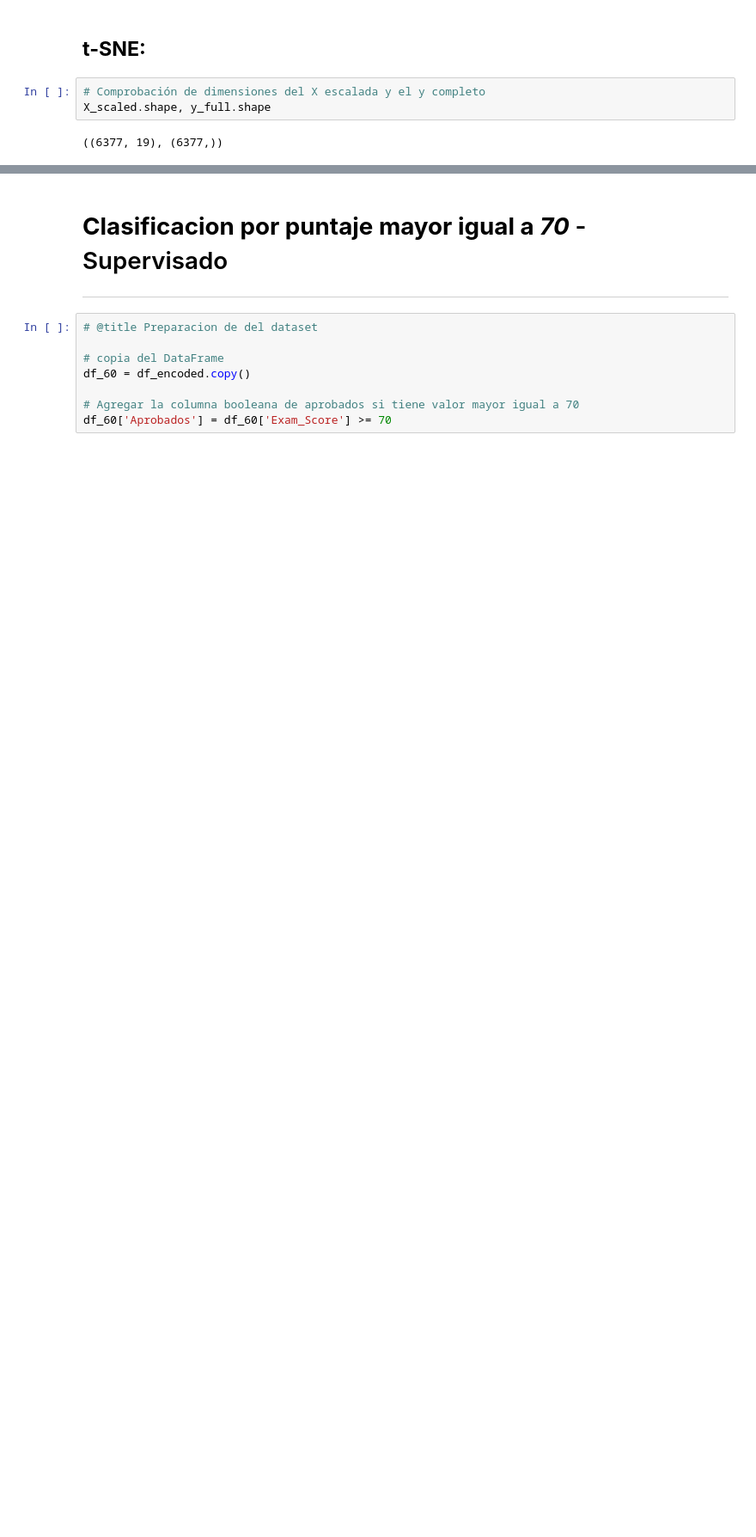
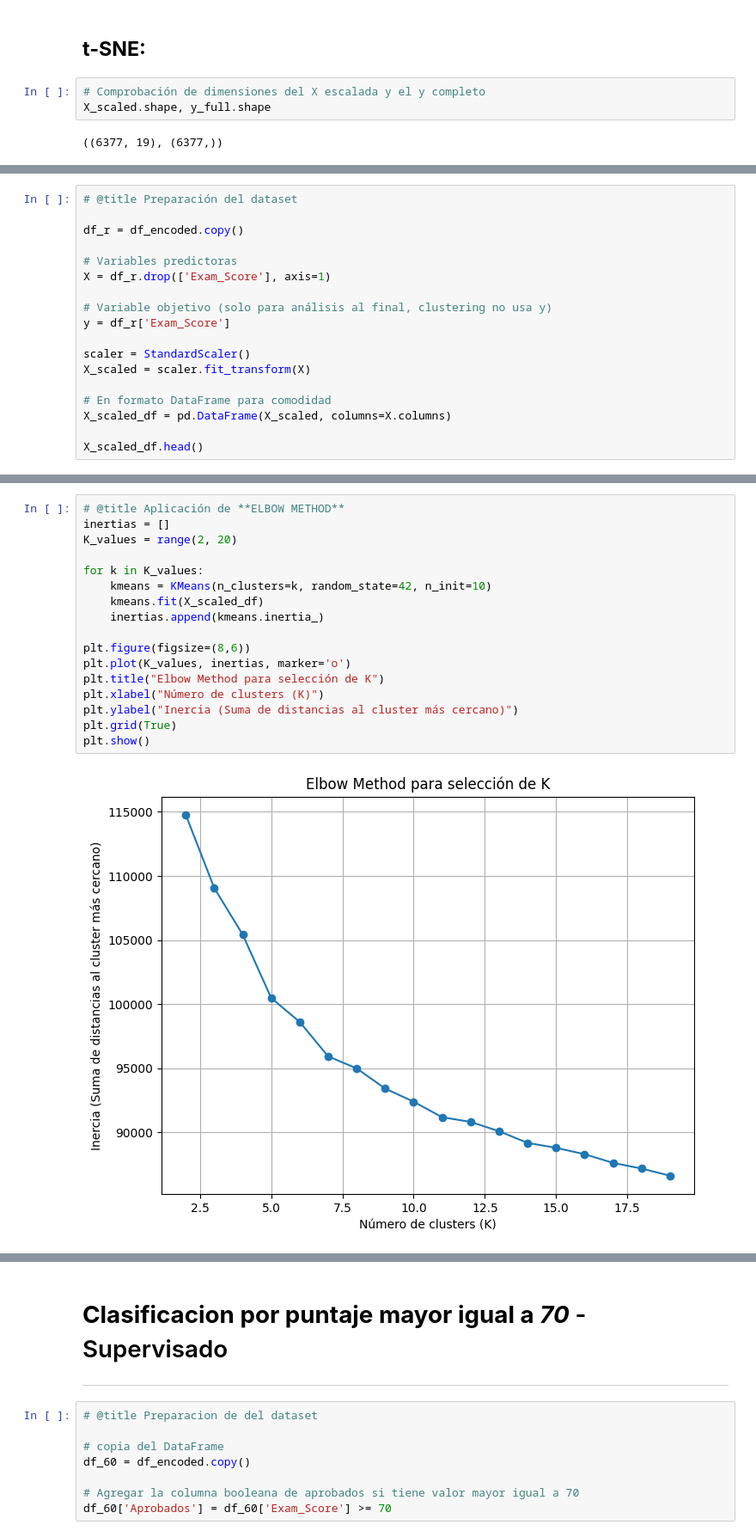
Before and after one commit to JeiGeek/ia1-LosPandas-prediccion_rendimiento_estudiantil, a Jupyter notebook: 03_Unsupervised_learning.ipynb, the cells around one changed output, grey strips where cells are left out. Shown at 86% size. Drawn from its saved outputs; the diff is of its cells as text; blank space fills up the shorter version.

```diff
--- a/03_Unsupervised_learning.ipynb
+++ b/03_Unsupervised_learning.ipynb
@@ -346,0 +447,18 @@ X_scaled.shape, y_full.shape
+# %%
+# @title Preparación del dataset
+
+df_r = df_encoded.copy()
+
+# Variables predictoras
+X = df_r.drop(['Exam_Score'], axis=1)
+
+# Variable objetivo (solo para análisis al final, clustering no usa y)
+y = df_r['Exam_Score']
+
+scaler = StandardScaler()
+X_scaled = scaler.fit_transform(X)
+
+# En formato DataFrame para comodidad
+X_scaled_df = pd.DataFrame(X_scaled, columns=X.columns)
+
+X_scaled_df.head()
@@ -346,0 +474,19 @@ X_scaled.shape, y_full.shape
+# %%
+# @title Aplicación de **ELBOW METHOD**
+inertias = []
+K_values = range(2, 20)
+
+for k in K_values:
+    kmeans = KMeans(n_clusters=k, random_state=42, n_init=10)
+    kmeans.fit(X_scaled_df)
+    inertias.append(kmeans.inertia_)
+
+plt.figure(figsize=(8,6))
+plt.plot(K_values, inertias, marker='o')
+plt.title("Elbow Method para selección de K")
+plt.xlabel("Número de clusters (K)")
+plt.ylabel("Inercia (Suma de distancias al cluster más cercano)")
+plt.grid(True)
+plt.show()
+# %% [output]
+[figure, added]
```
Also changed, not shown: parts of 20 cells of this notebook.
